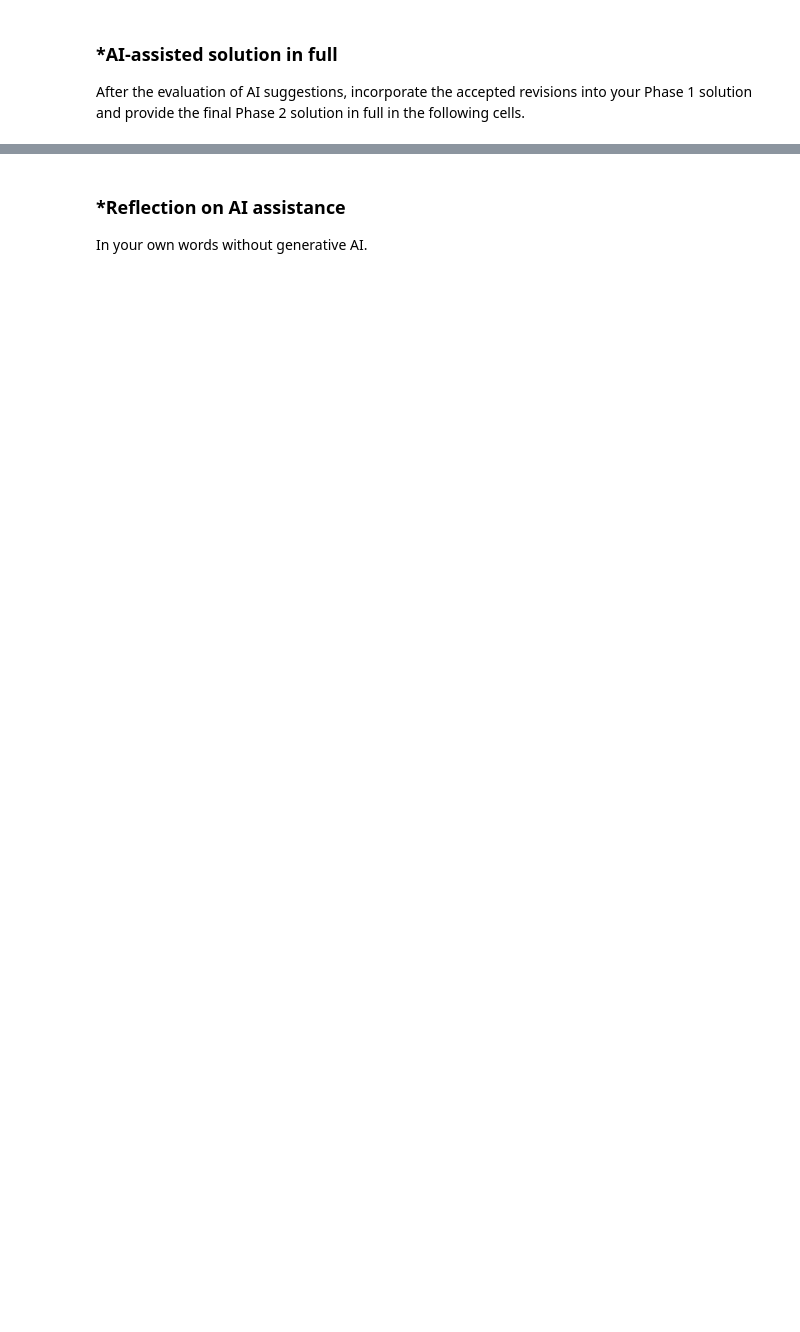
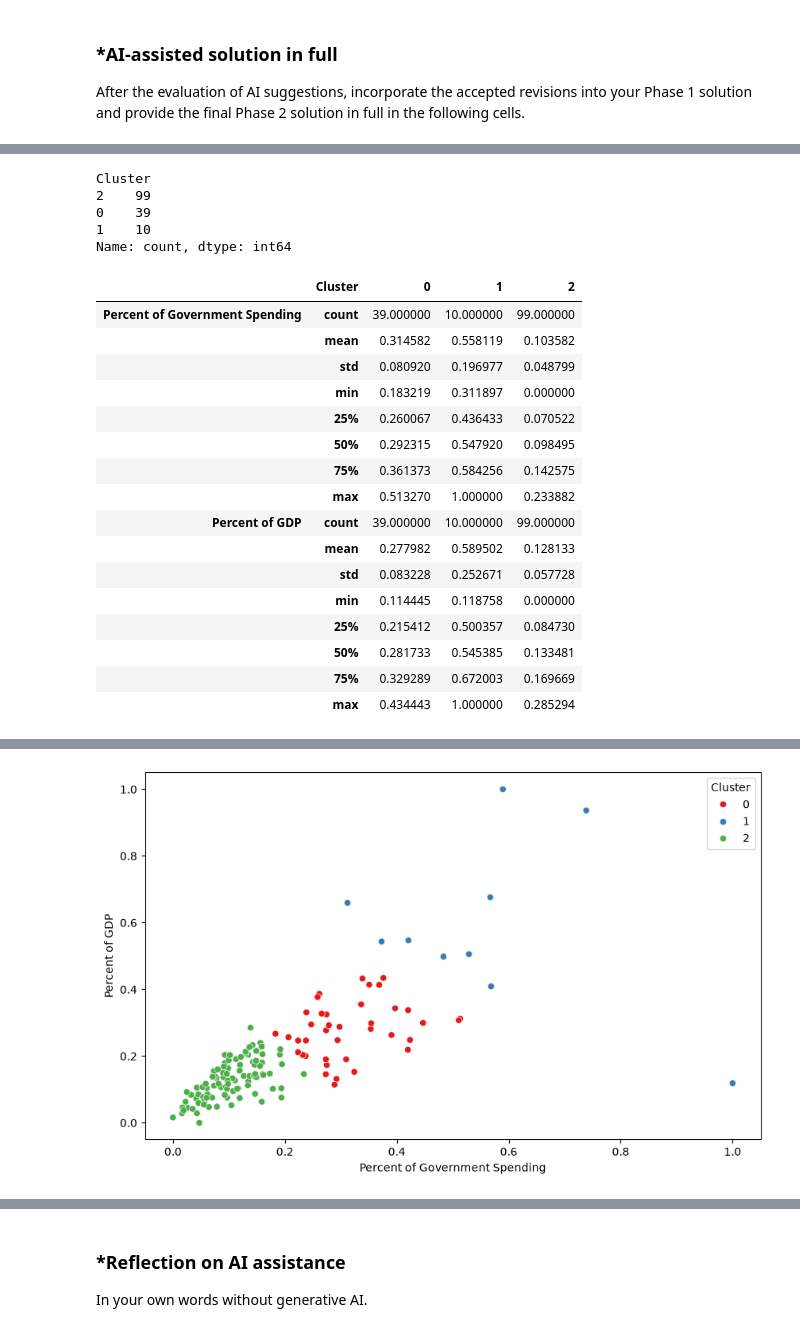
Before and after one commit to 9-uh/A04-clustering, a Jupyter notebook: notebook.ipynb, the cells around one changed output, grey strips where cells are left out. Drawn from its saved outputs; the diff is of its cells as text; code cells hidden in the pictures; blank space fills up the shorter version.

```diff
--- a/notebook.ipynb
+++ b/notebook.ipynb
@@ -402,0 +720,26 @@ After the evaluation of AI suggestions, incorporate the accepted revisions into
+# %%
+# Q2 -3: Performing k-means clustering on Percent of Government Spending and Percent of GDP - max-min scaling + making scree plot to determine optimal k
+from sklearn.preprocessing import MinMaxScaler
+
+# Max-Min Scaling
+scaler = MinMaxScaler()
+cols3 = ['Percent of Government Spending', 'Percent of GDP']
+X3 = pd.DataFrame(MinMaxScaler().fit_transform(df[cols3]), columns=cols3, index=df.index)
+
+# Scree Plot
+ks = np.arange(1, 11)
+SSE = [
+    KMeans(n_clusters = k, max_iter = 300, n_init = 10, random_state = 0)
+    .fit(X3).inertia_
+    for k in ks
+]
+fig, ax = plt.subplots(figsize=(10, 6))
+sns.lineplot(x = ks, y = SSE, ax = ax, marker = 'o')
+ax.set_title('Scree Plot')
+ax.set_xlabel('k')
+ax.set_ylabel('SSE')
+
+plt.tight_layout()
+plt.show()
+
+# Based on the scree plot and using the elbow method, the optimal k is 3.
@@ -402,0 +748,41 @@ After the evaluation of AI suggestions, incorporate the accepted revisions into
+# %%
+# Q2 -3: Performing k-means clustering on Percent of Government Spending and Percent of GDP - making scatter plot + computing describe table + answering questions
+model = KMeans(n_clusters = 3, max_iter = 300, n_init = 10, random_state = 0)
+model = model.fit(X3)
+df['Cluster'] = model.labels_
+display(df['Cluster'].value_counts())
+
+fig, ax = plt.subplots(figsize=(10, 6))
+sns.scatterplot(data = df, x = 'Percent of Government Spending', y = 'Percent of GDP', hue = 'Cluster', palette = 'Set1', ax = ax)
+
+display(df.groupby('Cluster')[cols3].describe().T)
+display(df.loc[df['Country'] == 'United States of America'])
+
+# What do you see? Where is the United States? Do you notice any patterns in the cluster membership?
+# There seems to be more of a linear pattern in the data. There is definitely a relationship between the two variables, and the clustering reflects 3 different segments of this linear pattern.
+# Typically, as government spending increases, the percentage of GDP also tends to increase.
+# The United States is in cluster 0 which is in the middle of the distribution. This is different compared to the spending pattern of the US because they were an outlier there but very much in line with the overall trend in this scatterplot.
+# Comparing the 2 scatter plots, there is an obvious relationship with the government spending and GDP variables, while the total spending and per capita spending shows a big clump and one extreme outlier which could be influencing the clustering and relationship results.
+# %% [output]
+Cluster
+2    99
+0    39
+1    10
+Name: count, dtype: int64
+|  | Cluster | 0 | 1 | 2 |
+| Percent of Government Spending | count | 39.000000 | 10.000000 | 99.000000 |
+|  | mean | 0.314582 | 0.558119 | 0.103582 |
+|  | std | 0.080920 | 0.196977 | 0.048799 |
+|  | min | 0.183219 | 0.311897 | 0.000000 |
+|  | 25% | 0.260067 | 0.436433 | 0.070522 |
+|  | 50% | 0.292315 | 0.547920 | 0.098495 |
+|  | 75% | 0.361373 | 0.584256 | 0.142575 |
+|  | max | 0.513270 | 1.000000 | 0.233882 |
+| Percent of GDP | count | 39.000000 | 10.000000 | 99.000000 |
+|  | mean | 0.277982 | 0.589502 | 0.128133 |
+|  | std | 0.083228 | 0.252671 | 0.057728 |
+|  | min | 0.114445 | 0.118758 | 0.000000 |
+|  | 25% | 0.215412 | 0.500357 | 0.084730 |
+|  | 50% | 0.281733 | 0.545385 | 0.133481 |
+|  | 75% | 0.329289 | 0.672003 | 0.169669 |
+|  | max | 0.434443 | 1.000000 | 0.285294 |
@@ -402,0 +791 @@ After the evaluation of AI suggestions, incorporate the accepted revisions into
+[figure, added]
```
Also changed, not shown: parts of 15 cells of this notebook.
